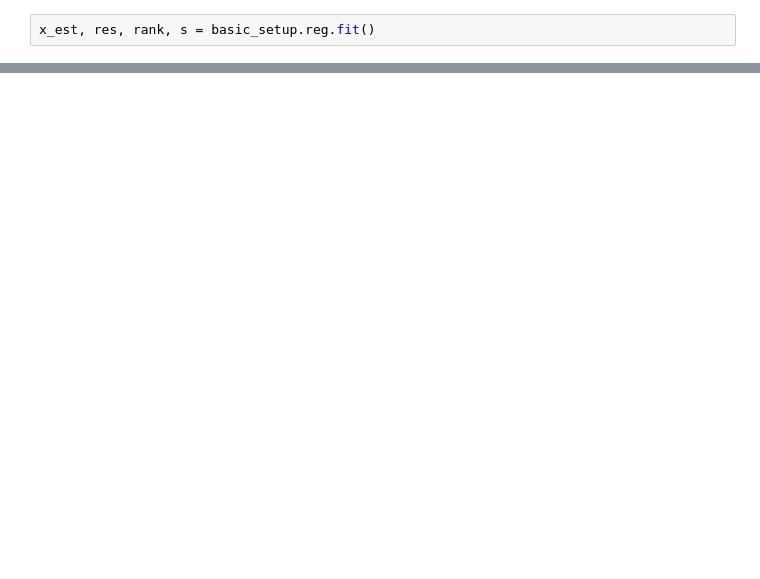
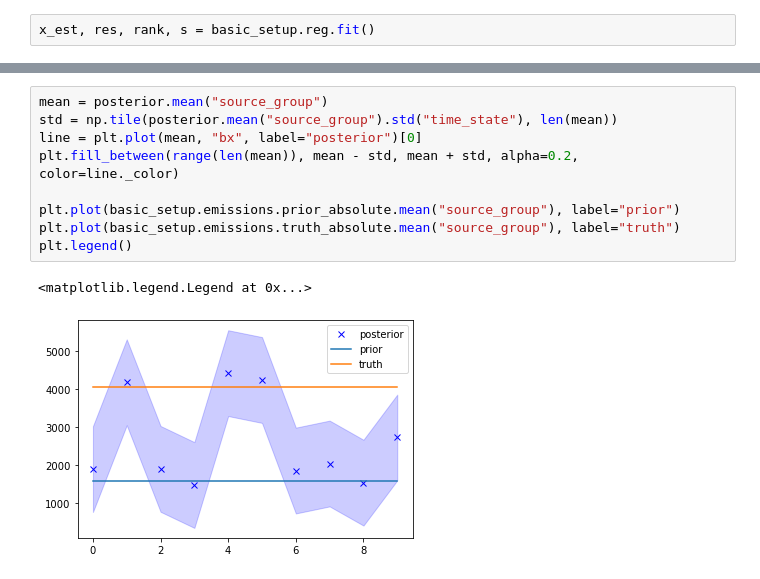
Before and after one commit to ATMO-IUP-UHEI/Experiments, a Jupyter notebook: experiments/testing.ipynb, the cells around one changed output, grey strips where cells are left out. Cells and saved outputs as stored; diff of their text form; blank space fills up the shorter version.

```diff
--- a/experiments/testing.ipynb
+++ b/experiments/testing.ipynb
@@ -41,3 +143,15 @@ plt.legend()
+# %%
+mean = posterior.mean("source_group")
+std = np.tile(posterior.mean("source_group").std("time_state"), len(mean))
+line = plt.plot(mean, "bx", label="posterior")[0]
+plt.fill_between(range(len(mean)), mean - std, mean + std, alpha=0.2, color=line._color)
+
+plt.plot(basic_setup.emissions.prior_absolute.mean("source_group"), label="prior")
+plt.plot(basic_setup.emissions.truth_absolute.mean("source_group"), label="truth")
+plt.legend()
+# %% [output]
+<matplotlib.legend.Legend at 0x...>
+[figure, added]
 # %%
 averaging_kernel = basic_setup.reg.get_averaging_kernel()
 for i in range(averaging_kernel.shape[0]):
```
Also changed, not shown: parts of 19 cells of this notebook, 6 other files.
